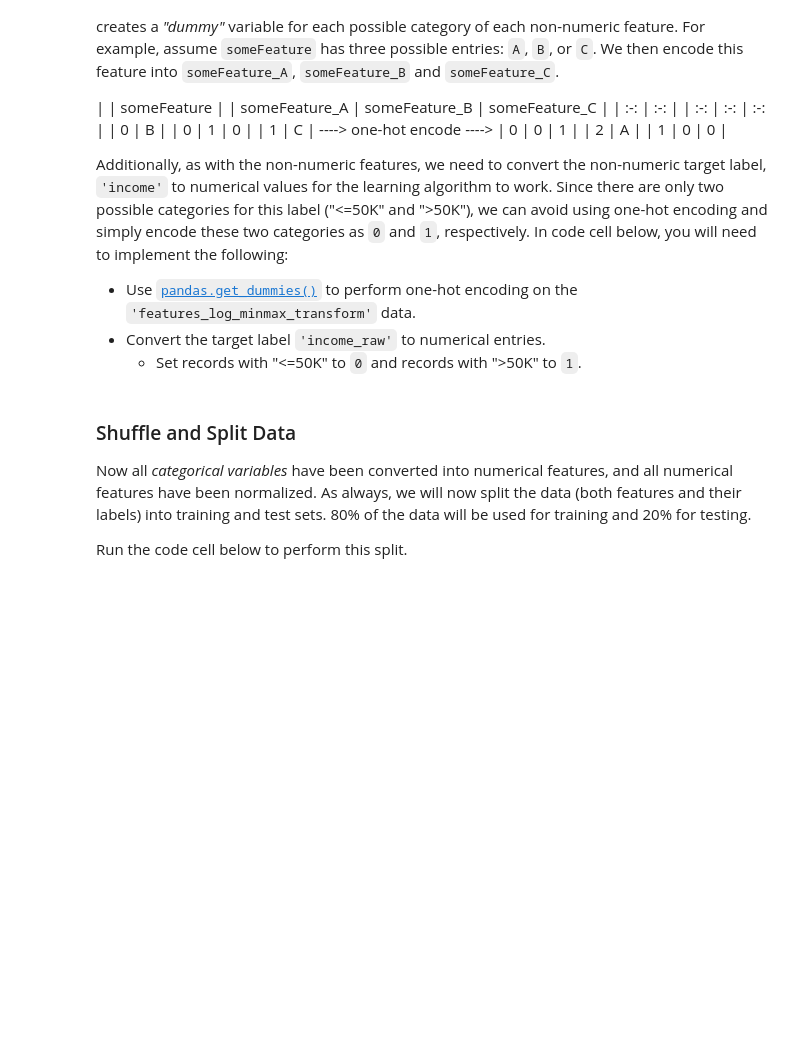
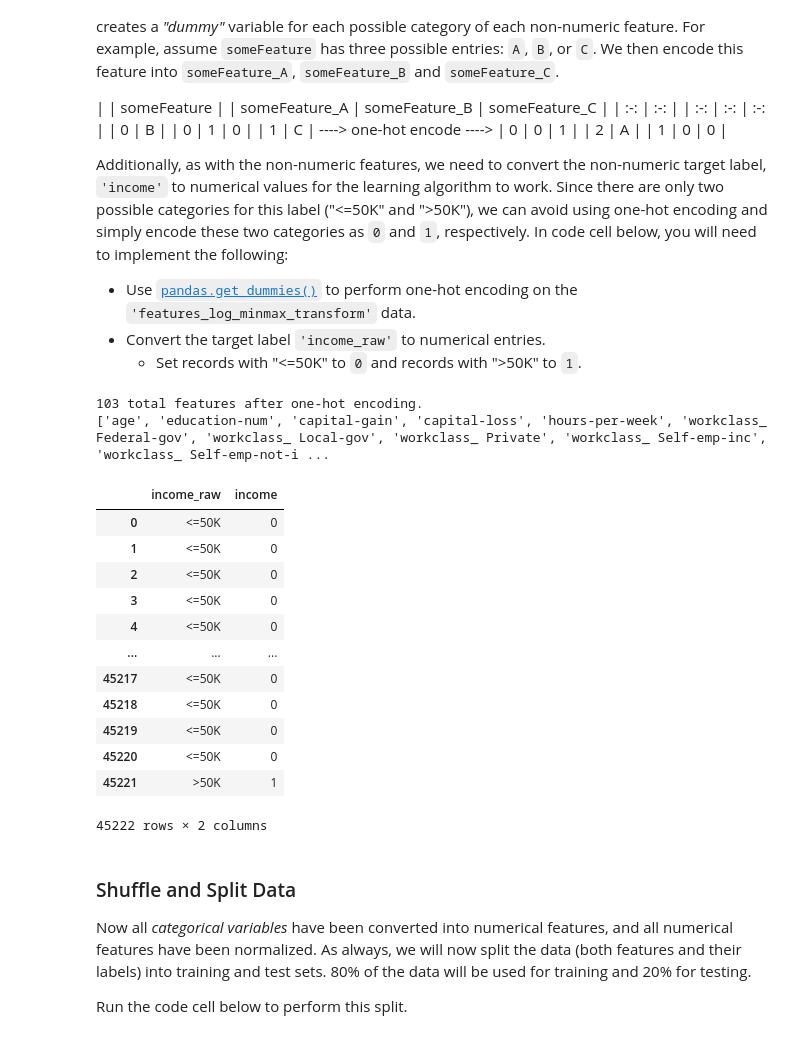
Before and after one commit to alf808/charity-case, a Jupyter notebook: finding_donors.ipynb, the cells around one changed output. Cells and saved outputs as stored; diff of their text form; code cells hidden in the pictures; blank space fills up the shorter version.

```diff
--- a/finding_donors.ipynb
+++ b/finding_donors.ipynb
@@ -190,17 +224,40 @@ Additionally, as with the non-numeric features, we need to convert the non-numer
    - Set records with "<=50K" to `0` and records with ">50K" to `1`.
 # %%
 # TODO: One-hot encode the 'features_log_minmax_transform' data using pandas.get_dummies()
-features_final = None
+features_final = pd.get_dummies(features_log_minmax_transform)
 
 # TODO: Encode the 'income_raw' data to numerical values
-income = None
+#from sklearn.preprocessing import LabelEncoder
+#lb_inc = LabelEncoder()
+income = income_raw.apply(lambda x: 1 if x==">50K" else 0)
 
 # Print the number of features after one-hot encoding
 encoded = list(features_final.columns)
 print("{} total features after one-hot encoding.".format(len(encoded)))
 
 # Uncomment the following line to see the encoded feature names
-# print encoded
+print(encoded)
+# %% [output]
+103 total features after one-hot encoding.
+['age', 'education-num', 'capital-gain', 'capital-loss', 'hours-per-week', 'workclass_ Federal-gov', 'workclass_ Local-gov', 'workclass_ Private', 'workclass_ Self-emp-inc', 'workclass_ Self-emp-not-i ...
+# %%
+temp = pd.DataFrame(data=zip(income_raw, income), columns=['income_raw', 'income'])
+display(temp)
+temp.to_csv('income_temp.csv', index=False)
+# %% [output]
+|  | income_raw | income |
+| 0 | <=50K | 0 |
+| 1 | <=50K | 0 |
+| 2 | <=50K | 0 |
+| 3 | <=50K | 0 |
+| 4 | <=50K | 0 |
+| ... | ... | ... |
+| 45217 | <=50K | 0 |
+| 45218 | <=50K | 0 |
+| 45219 | <=50K | 0 |
+| 45220 | <=50K | 0 |
+| 45221 | >50K | 1 |
+45222 rows × 2 columns
 # %% [markdown]
 ### Shuffle and Split Data
 Now all _categorical variables_ have been converted into numerical features, and all numerical features have been normalized. As always, we will now split the data (both features and their labels) into training and test sets. 80% of the data will be used for training and 20% for testing.
```
Also changed, not shown: parts of 8 cells of this notebook, 1 other file.
